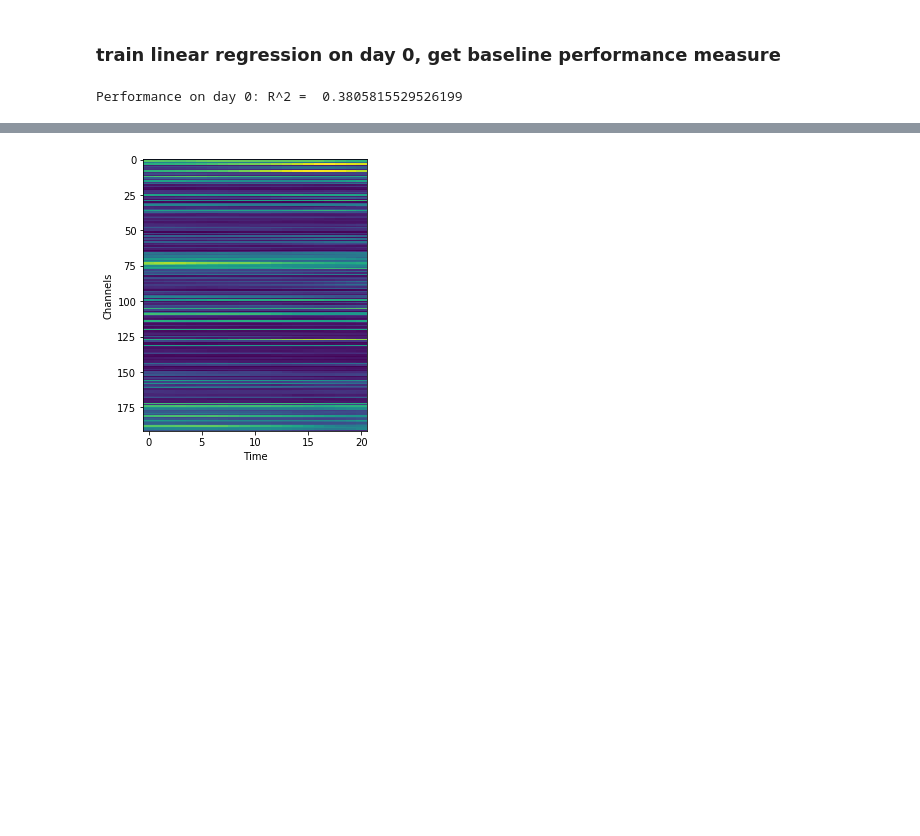
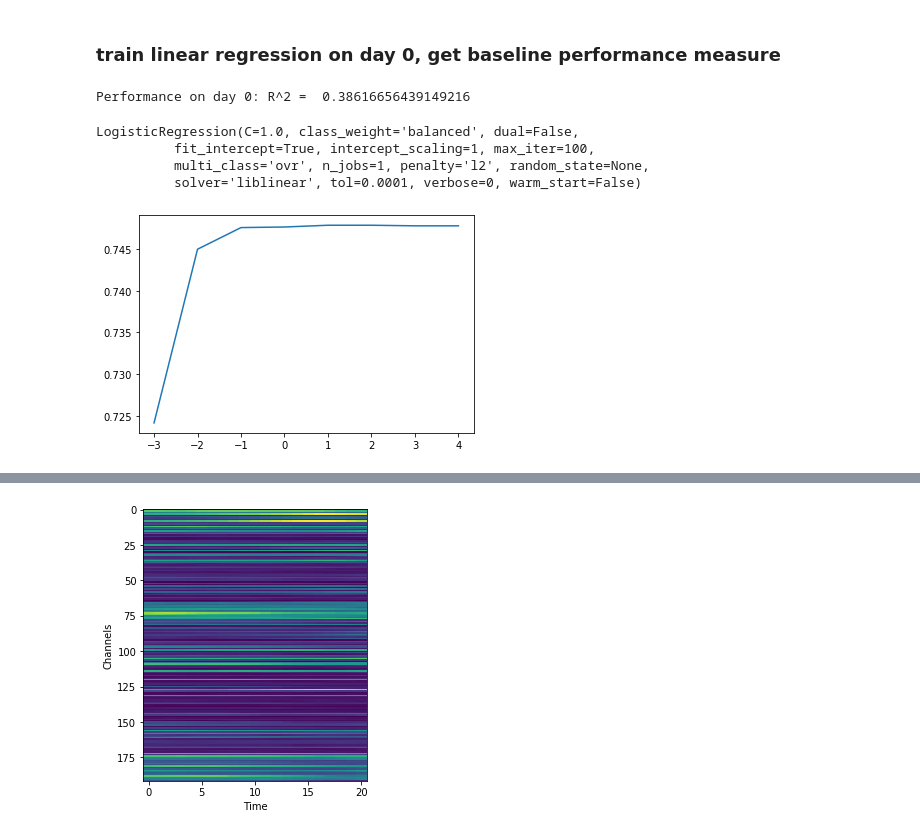
Before and after one commit to guyhwilson/nonstationarities, a Jupyter notebook: notebooks/DecodingClick_T5.ipynb, the cells around one changed output, grey strips where cells are left out. Drawn from its saved outputs; the diff is of its cells as text; code cells hidden in the pictures; blank space fills up the shorter version.

```diff
--- a/notebooks/DecodingClick_T5.ipynb
+++ b/notebooks/DecodingClick_T5.ipynb
@@ -38,17 +143,20 @@ click_sessions = get_Sessions(files, min_nblocks, getClick = True)
 # %%
-# Get initial day performance and decoder:
 train_size = 0.67
 task       = None
+blocks     = None
 sigma      = 2
-blocks     = None
 
 day0       = DataStruct(click_sessions[0], alignScreens = True, causal_filter = sigma)
+dataset    = getTrainTest(day0, fields = ['TX', 'cursorPos', 'targetPos', 'decClick'], train_size = train_size,
+                          task = task, blocks = blocks, returnFlattened = True)
 
-train_x, test_x, train_y, test_y  = getTrainTest(day0, train_size = train_size, sigma = sigma, task = task, blocks = blocks, returnFlattened = True)
+train_x = dataset['train_TX']
+test_x  = dataset['test_TX']
 train_x, test_x  = get_BlockwiseMeanSubtracted(train_x, test_x, concatenate = True)
-train_y          = np.concatenate(train_y)
-test_y           = np.concatenate(test_y)
+
+train_y = np.concatenate(dataset['train_targetPos']) - np.concatenate(dataset['train_cursorPos'])
+test_y  = np.concatenate(dataset['test_targetPos']) - np.concatenate(dataset['test_cursorPos'])
 
 print('Performance on day 0: R^2 = ', LinearRegression().fit(train_x, train_y).score(test_x, test_y))
 # %% [output]
-Performance on day 0: R^2 =  0.3805815529526199
+Performance on day 0: R^2 =  0.38616656439149216
@@ -54,0 +170,11 @@ Performance on day 0: R^2 =  0.3805815529526199
+# %%
+train_click = np.concatenate(dataset['train_decClick'])
+test_click  = np.concatenate(dataset['test_decClick'])
+
+logreg = sklearn.linear_model.LogisticRegression(class_weight = 'balanced')
+logreg.fit(train_in, np.ravel(train_click))
+# %% [output]
+LogisticRegression(C=1.0, class_weight='balanced', dual=False,
+          fit_intercept=True, intercept_scaling=1, max_iter=100,
+          multi_class='ovr', n_jobs=1, penalty='l2', random_state=None,
+          solver='liblinear', tol=0.0001, verbose=0, warm_start=False)
@@ -54,0 +189,5 @@ Performance on day 0: R^2 =  0.3805815529526199
+# %%
+plt.plot(np.log10(c_sweep), scores)
+plt.show()
+# %% [output]
+[figure, added]
```
Also changed, not shown: parts of 9 cells of this notebook, 18 other files.
